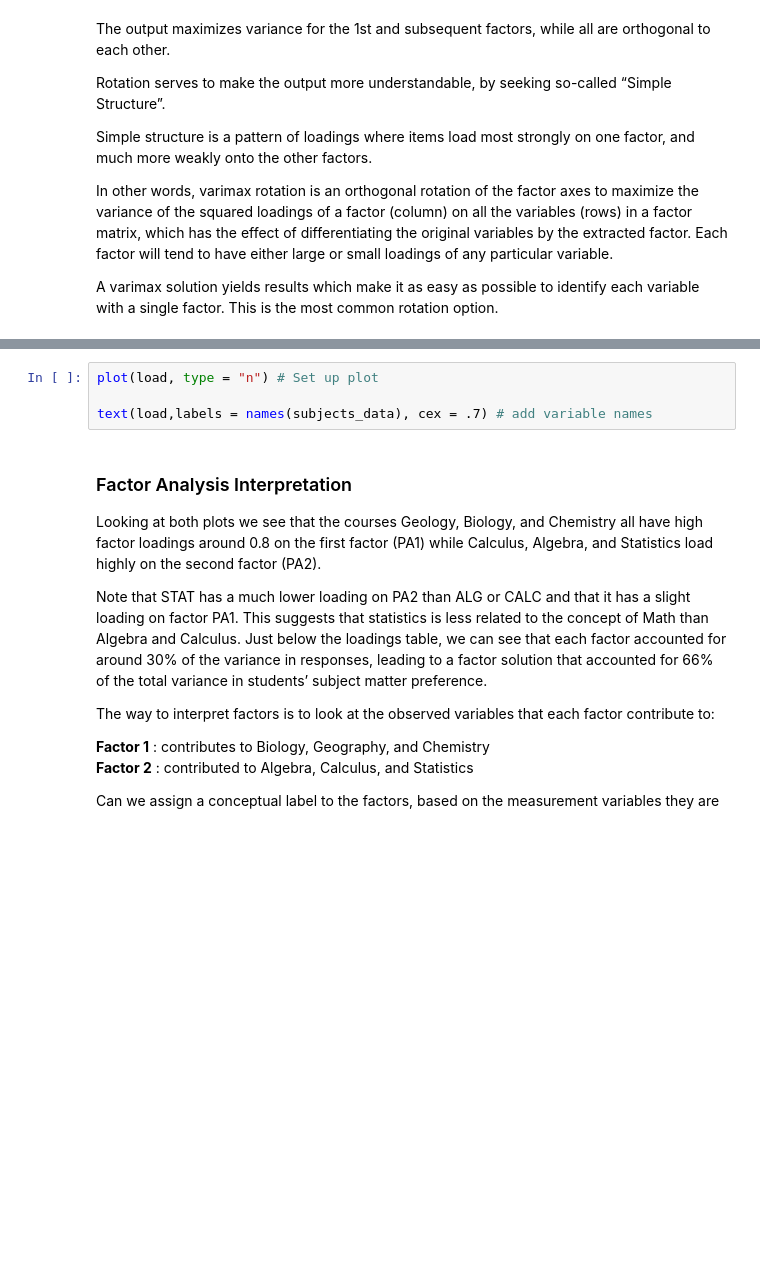
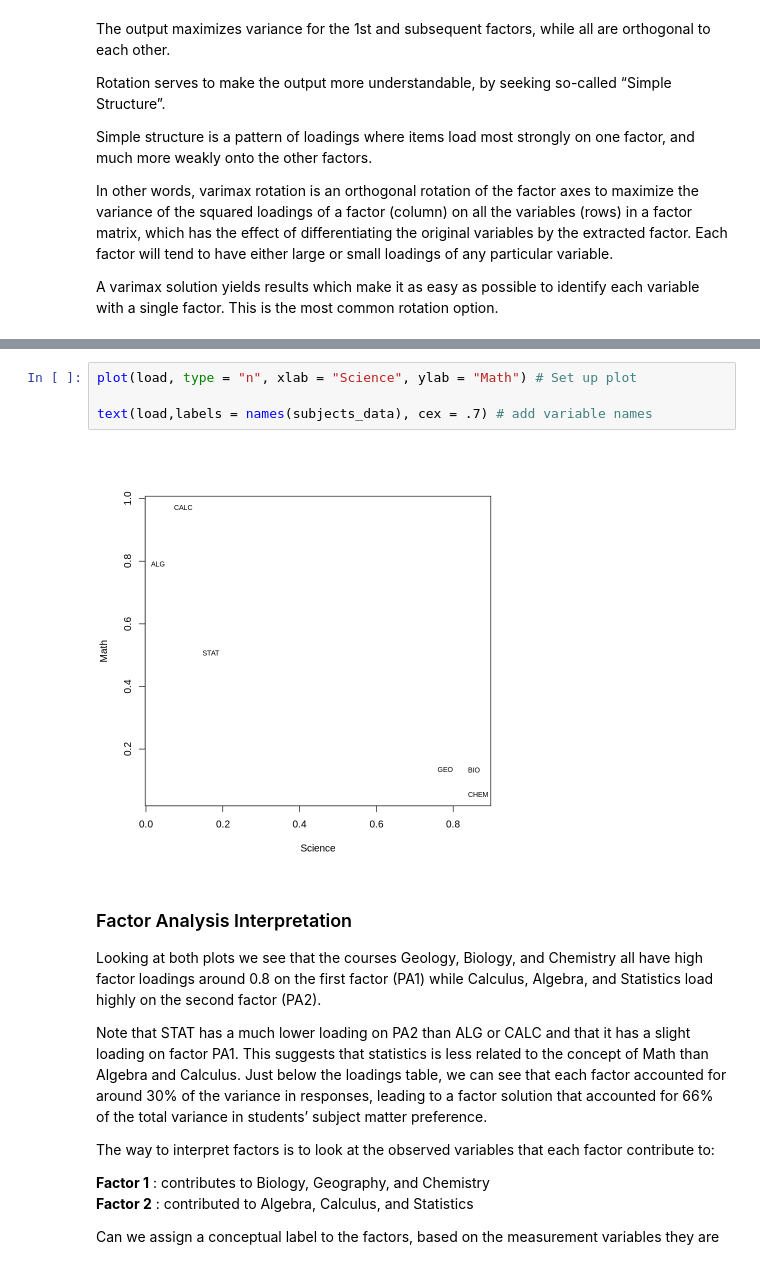
Before and after one commit to SteeltownRiot/DSA, a Jupyter notebook: DSA-7020 Stats for Data Analysis/Module 3 - Multivariate Data Exploration¶/Labs/Dimensionality_Reduction.ipynb, the cells around one changed output, grey strips where cells are left out. Drawn from its saved outputs; the diff is of its cells as text; blank space fills up the shorter version.

```diff
--- a/DSA-7020 Stats for Data Analysis/Module 3 - Multivariate Data Exploration¶/Labs/Dimensionality_Reduction.ipynb
+++ b/DSA-7020 Stats for Data Analysis/Module 3 - Multivariate Data Exploration¶/Labs/Dimensionality_Reduction.ipynb
@@ -498,7 +758,9 @@ load
 # %%
-plot(load, type = "n") # Set up plot
+plot(load, type = "n", xlab = "Science", ylab = "Math") # Set up plot
 
 text(load,labels = names(subjects_data), cex = .7) # add variable names
+# %% [output]
+[figure, added]
 # %% [markdown]
 ### Factor Analysis Interpretation
 
```
Also changed, not shown: parts of 28 cells of this notebook.
